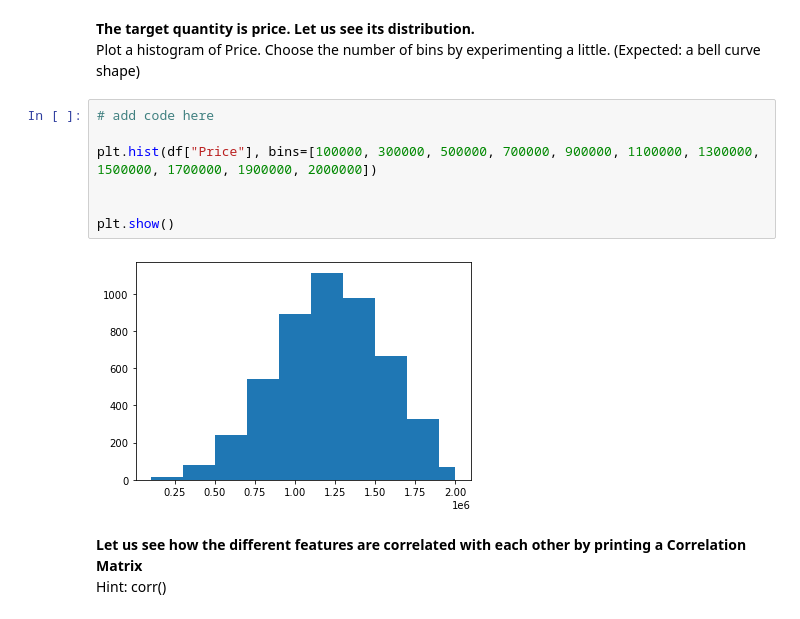
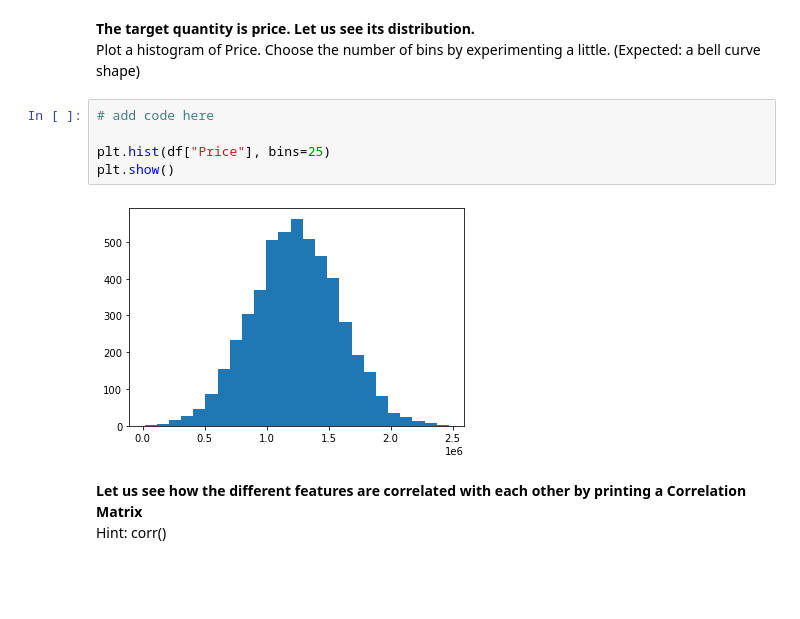
Before and after one commit to priyanshah18/Synapse-Learning-Period, a Jupyter notebook: Task2.ipynb, the cells around one changed output. Cells and saved outputs as stored; diff of their text form; blank space fills up the shorter version.

```diff
--- a/Task2.ipynb
+++ b/Task2.ipynb
@@ -98,12 +98,10 @@ Plot a histogram of Price. Choose the number of bins by experimenting a little.
 # %%
 # add code here
 
-plt.hist(df["Price"], bins=[100000, 300000, 500000, 700000, 900000, 1100000, 1300000, 1500000, 1700000, 1900000, 2000000])
-
-
+plt.hist(df["Price"], bins=25)
 plt.show()
 # %% [output]
-[figure, old version]
+[figure, new version]
 # %% [markdown]
 **Let us see how the different features are correlated with each other by printing a Correlation Matrix**<br>
 Hint: corr()
```
Also changed, not shown: parts of 16 cells of this notebook.
